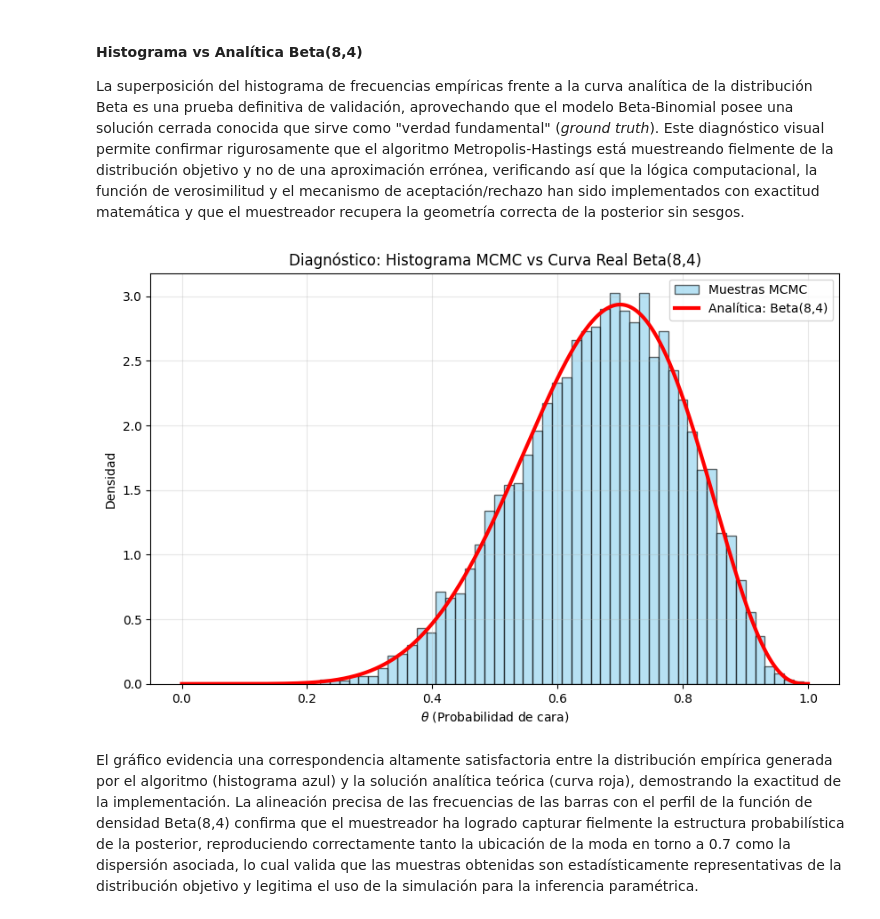
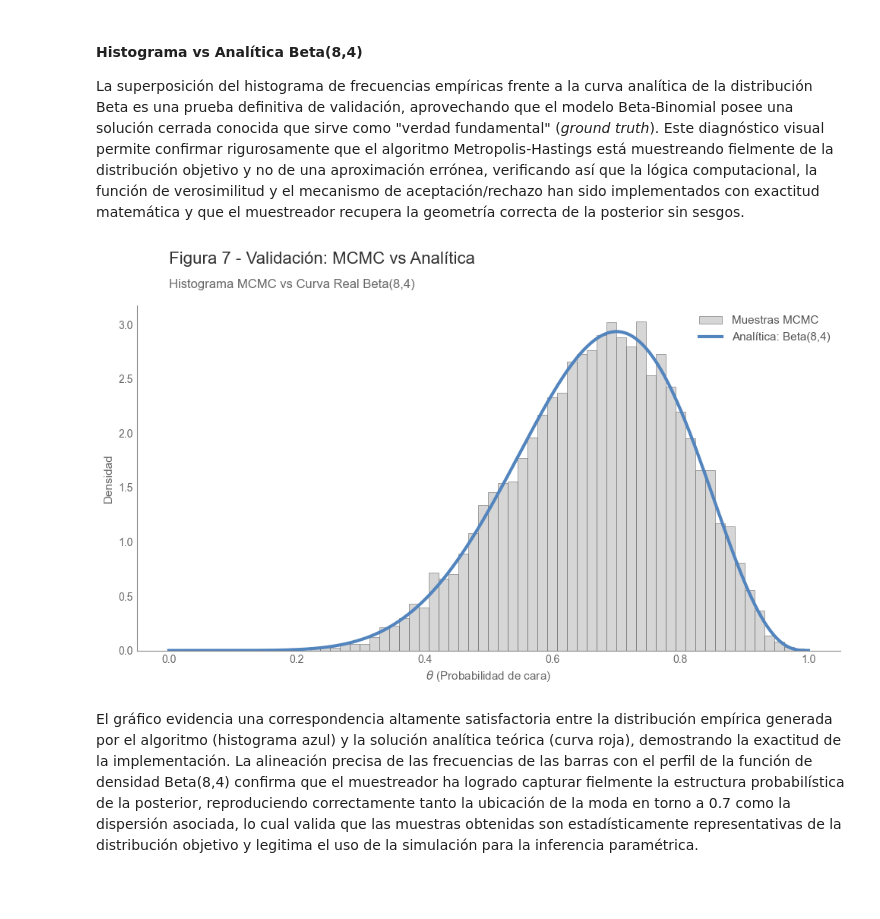
Before and after one commit to georgsmeinung/tpi-simulacion, a Jupyter notebook: tpi-simulation-in-data-science.ipynb, the cells around one changed output. Cells and saved outputs as stored; diff of their text form; code cells hidden in the pictures; blank space fills up the shorter version.

```diff
--- a/tpi-simulation-in-data-science.ipynb
+++ b/tpi-simulation-in-data-science.ipynb
@@ -236,12 +482,8 @@ Sea una moneda con 10 lanzamientos y 7 caras, para obtener una posterior $\text{
 
 En términos de Python:
 # %%
-import numpy as np
-import scipy.stats as stats
-import matplotlib.pyplot as plt
-import arviz as az
+# Funciones del modelo
 
-# Funciones del modelo
 def log_prior(theta):
     """
     Prior Beta(1,1) (Uniforme en [0, 1]).
@@ -257,13 +499,19 @@ def log_likelihood(theta, heads, trials):
     """
     if theta < 0 or theta > 1:
         return -np.inf
+
     # Proporcional a theta^k * (1-theta)^(n-k)
-    return (heads * np.log(theta)) + ((trials - heads) * np.log(1 - theta))
+    term_heads = heads * np.log(theta)
+    term_tails = (trials - heads) * np.log(1 - theta)
+
+    return term_heads + term_tails
 
 def log_posterior(theta, heads, trials):
     lp = log_prior(theta)
+
     if not np.isfinite(lp):
         return -np.inf
+
     return lp + log_likelihood(theta, heads, trials)
 # %% [markdown]
 Como el objetivo es obtener exactamente $\text{Beta}(8,4)$ con 7 caras y 3 cruces, implícitamente se está asumiendo que no se aporta información previa (el 1 inicial de la Beta actúa como un "neutro" o punto de partida cero en términos de influencia).
@@ -370,39 +777,78 @@ Los gráficos de autocorrelación revelan una persistente dependencia serial ent
 
 La superposición del histograma de frecuencias empíricas frente a la curva analítica de la distribución Beta es una prueba definitiva de validación, aprovechando que el modelo Beta-Binomial posee una solución cerrada conocida que sirve como "verdad fundamental" (*ground truth*). Este diagnóstico visual permite confirmar rigurosamente que el algoritmo Metropolis-Hastings está muestreando fielmente de la distribución objetivo y no de una aproximación errónea, verificando así que la lógica computacional, la función de verosimilitud y el mecanismo de aceptación/rechazo han sido implementados con exactitud matemática y que el muestreador recupera la geometría correcta de la posterior sin sesgos.
 # %%
+import scipy.stats as stats
+
 # Histograma vs Analítica Beta(8,4)
 plt.figure(figsize=(10, 6))
-
-# Aplanar las cadenas para el histograma
+ax = plt.gca()
 flat_samples = chains.flatten()
 
-# Histograma de muestras MCMC
+# --- Histograma MCMC ---
 plt.hist(
     flat_samples,
     bins=50,
     density=True,
-    alpha=0.6,
-    color='skyblue',
-    label='Muestras MCMC',
-    edgecolor='black'
+    alpha=0.7,
+    color=COLOR_BIN,
+    edgecolor=COLOR_LEYENDA,
+    linewidth=0.5,
+    label='Muestras MCMC'
 )
 
-# Curva Analítica Real Beta(8,4)
+# --- Curva Analítica ---
 x = np.linspace(0, 1, 1000)
-
-# Posterior analítica: 7 caras + 1, 3 cruces + 1
 pdf_true = stats.beta.pdf(x, 8, 4)
 
-plt.plot(x, pdf_true, 'r-', lw=3, label='Analítica: Beta(8,4)')
+plt.plot(
+    x, pdf_true, color=COLOR_AZUL,
+    lw=3, label='Analítica: Beta(8,4)'
+)
 
-plt.title("Diagnóstico: Histograma MCMC vs Curva Real Beta(8,4)")
-plt.xlabel(r"$\theta$ (Probabilidad de cara)")
-plt.ylabel("Densidad")
-plt.legend()
-plt.grid(alpha=0.3)
+# --- Estilos ---
+ax.spines['top'].set_visible(False)
+ax.spines['right'].set_visible(False)
+ax.spines['left'].set_color(COLOR_LINEAINF)
+ax.spines['bottom'].set_color(COLOR_LINEAINF)
+
+ax.tick_params(
+    axis='both', length=0, colors=COLOR_ESCALA
+)
+
+# --- Títulos y Textos ---
+# Calculamos el límite superior Y para posicionar el texto
+y_top = ax.get_ylim()[1]
+
+title_txt = "Figura 7 - Validación: MCMC vs Analítica"
+plt.text(
+    0, y_top * 1.12, title_txt,
+    fontsize=16, weight='bold', color=COLOR_TITULO
+)
+
+sub_txt = "Histograma MCMC vs Curva Real Beta(8,4)"
+plt.text(
+    0, y_top * 1.05, sub_txt,
+    fontsize=12, color=COLOR_ESCALA
+)
+
+# --- Etiquetas y Leyenda ---
+label_x = r"$\theta$ (Probabilidad de cara)"
+plt.xlabel(
+    label_x, color=COLOR_ESCALA, fontsize=11
+)
+
+plt.ylabel(
+    "Densidad", color=COLOR_ESCALA, fontsize=11
+)
+
+plt.legend(
+    frameon=False, fontsize=11, labelcolor=COLOR_LEYENDA
+)
+
+plt.tight_layout()
 plt.show()
 # %% [output]
-[figure, old version]
+[figure, new version]
 # %% [markdown]
 El gráfico evidencia una correspondencia altamente satisfactoria entre la distribución empírica generada por el algoritmo (histograma azul) y la solución analítica teórica (curva roja), demostrando la exactitud de la implementación. La alineación precisa de las frecuencias de las barras con el perfil de la función de densidad Beta(8,4) confirma que el muestreador ha logrado capturar fielmente la estructura probabilística de la posterior, reproduciendo correctamente tanto la ubicación de la moda en torno a 0.7 como la dispersión asociada, lo cual valida que las muestras obtenidas son estadísticamente representativas de la distribución objetivo y legitima el uso de la simulación para la inferencia paramétrica.
 # %% [markdown]
```
Also changed, not shown: parts of 27 cells of this notebook.
